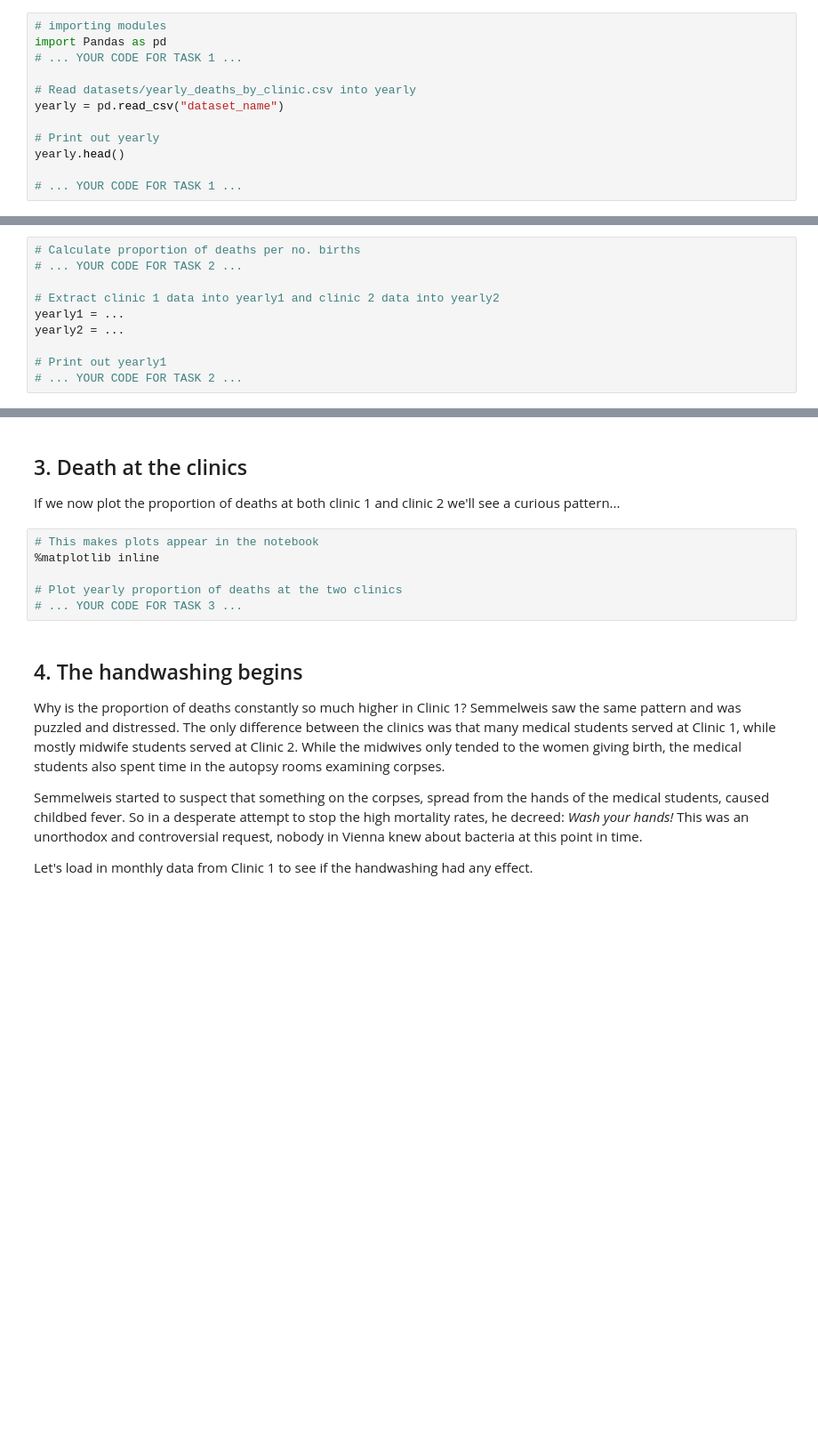
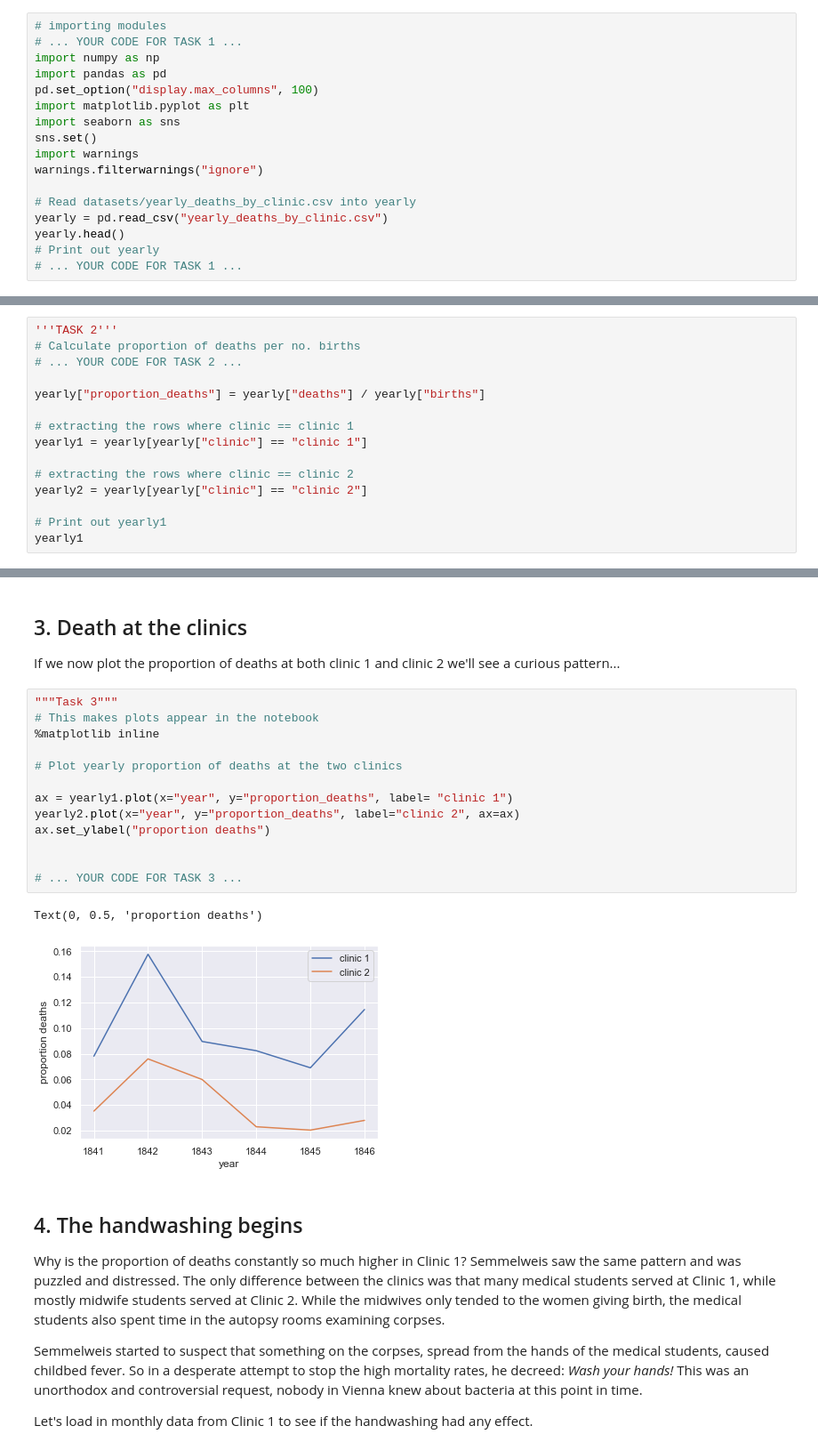
Before and after one commit to manikeshetti/Technocolabs-Internship-Project, a Jupyter notebook: Dr. Semmelweis and the Discovery of Handwashing/notebook.ipynb, the cells around one changed output, grey strips where cells are left out. Shown at 89% size. Cells and saved outputs as stored; diff of their text form; blank space fills up the shorter version.

```diff
--- a/Dr. Semmelweis and the Discovery of Handwashing/notebook.ipynb
+++ b/Dr. Semmelweis and the Discovery of Handwashing/notebook.ipynb
@@ -8,13 +8,18 @@
 <p>In this notebook, we're going to reanalyze the data that made Semmelweis discover the importance of <em>handwashing</em>. Let's start by looking at the data that made Semmelweis realize that something was wrong with the procedures at Vienna General Hospital.</p>
 # %%
 # importing modules
-import Pandas as pd
 # ... YOUR CODE FOR TASK 1 ...
+import numpy as np
+import pandas as pd
+pd.set_option("display.max_columns", 100)
+import matplotlib.pyplot as plt
+import seaborn as sns
+sns.set()
+import warnings
+warnings.filterwarnings("ignore")
 
 # Read datasets/yearly_deaths_by_clinic.csv into yearly
-yearly = pd.read_csv("dataset_name")
-
+yearly = pd.read_csv("yearly_deaths_by_clinic.csv")
+yearly.head()
 # Print out yearly
-yearly.head()
-
 # ... YOUR CODE FOR TASK 1 ...
@@ -23,12 +35,17 @@ yearly.head()
 <p>The table above shows the number of women giving birth at the two clinics at the Vienna General Hospital for the years 1841 to 1846. You'll notice that giving birth was very dangerous; an <em>alarming</em> number of women died as the result of childbirth, most of them from childbed fever.</p>
 <p>We see this more clearly if we look at the <em>proportion of deaths</em> out of the number of women giving birth. Let's zoom in on the proportion of deaths at Clinic 1.</p>
 # %%
+'''TASK 2'''
 # Calculate proportion of deaths per no. births
 # ... YOUR CODE FOR TASK 2 ...
 
-# Extract clinic 1 data into yearly1 and clinic 2 data into yearly2
-yearly1 = ...
-yearly2 = ...
+yearly["proportion_deaths"] = yearly["deaths"] / yearly["births"]
+
+# extracting the rows where clinic == clinic 1
+yearly1 = yearly[yearly["clinic"] == "clinic 1"]
+
+# extracting the rows where clinic == clinic 2
+yearly2 = yearly[yearly["clinic"] == "clinic 2"]
 
 # Print out yearly1
-# ... YOUR CODE FOR TASK 2 ...
+yearly1
@@ -36,11 +61,21 @@ yearly2 = ...
 ## 3. Death at the clinics
 <p>If we now plot the proportion of deaths at both clinic 1 and clinic 2  we'll see a curious pattern...</p>
 # %%
+"""Task 3"""
 # This makes plots appear in the notebook
 %matplotlib inline
 
 # Plot yearly proportion of deaths at the two clinics
+
+ax = yearly1.plot(x="year", y="proportion_deaths", label= "clinic 1")
+yearly2.plot(x="year", y="proportion_deaths", label="clinic 2", ax=ax)
+ax.set_ylabel("proportion deaths")
+
+
 # ... YOUR CODE FOR TASK 3 ...
+# %% [output]
+Text(0, 0.5, 'proportion deaths')
+[figure, added]
 # %% [markdown]
 ## 4. The handwashing begins
 <p>Why is the proportion of deaths constantly so much higher in Clinic 1? Semmelweis saw the same pattern and was puzzled and distressed. The only difference between the clinics was that many medical students served at Clinic 1, while mostly midwife students served at Clinic 2. While the midwives only tended to the women giving birth, the medical students also spent time in the autopsy rooms examining corpses. </p>
```
Also changed, not shown: parts of 7 cells of this notebook, 2 other files.
